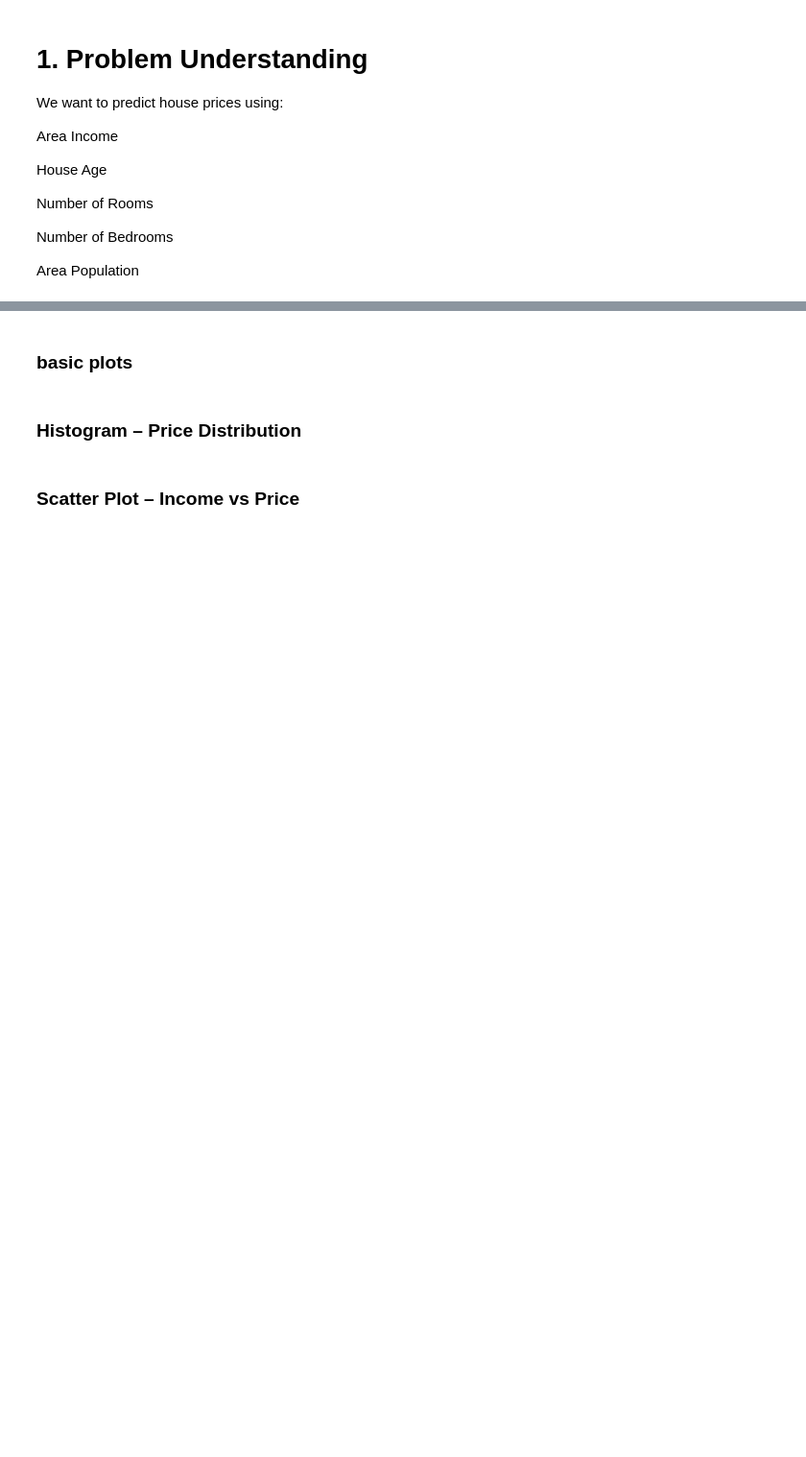
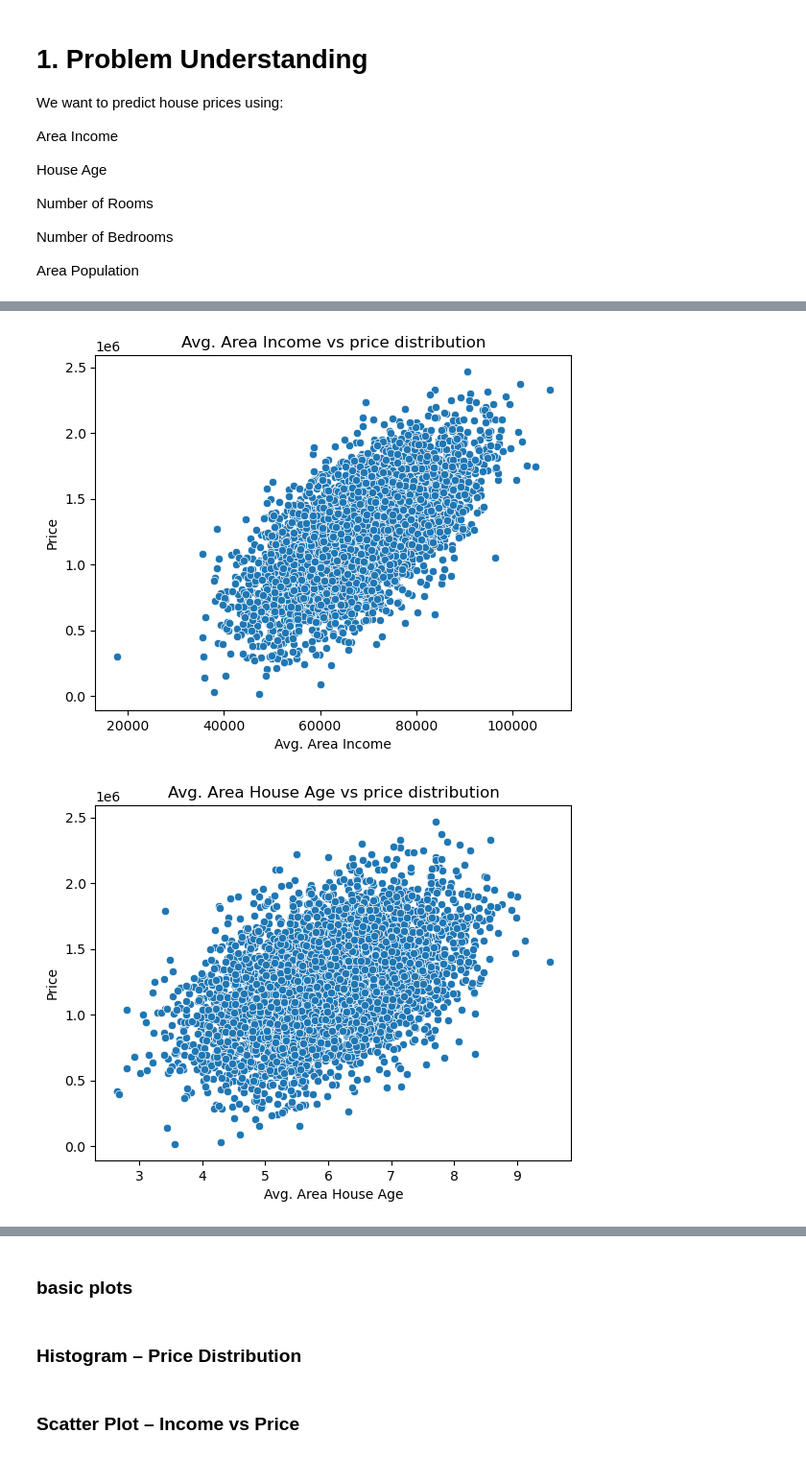
Before and after one commit to Chauhanekta21/usa-house-price-prediction, a Jupyter notebook: jupyter_notebook/usa_housing_price prediction.ipynb, the cells around one changed output, grey strips where cells are left out. Shown at 96% size. Saved outputs shown, nothing was run; the diff lists cells and outputs as text; code cells hidden in the pictures; blank space fills up the shorter version.

```diff
--- a/jupyter_notebook/usa_housing_price prediction.ipynb
+++ b/jupyter_notebook/usa_housing_price prediction.ipynb
@@ -20,0 +101,10 @@ Area Population
+# %%
+features = df.drop(columns=["Price", "Address"]).columns
+
+for col in features:
+    sns.scatterplot(data=df, x=col, y="Price")
+    plt.title(f"{col} vs price distribution")
+    plt.show()
+# %% [output]
+[figure, added]
+[figure, added]
```
Also changed, not shown: parts of 17 cells of this notebook.
